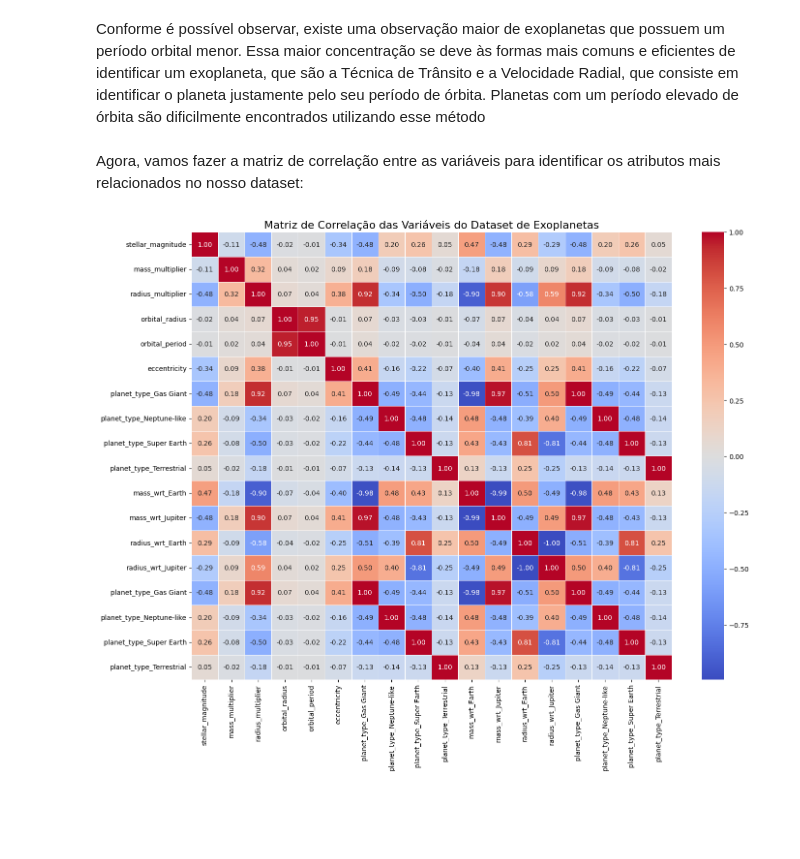
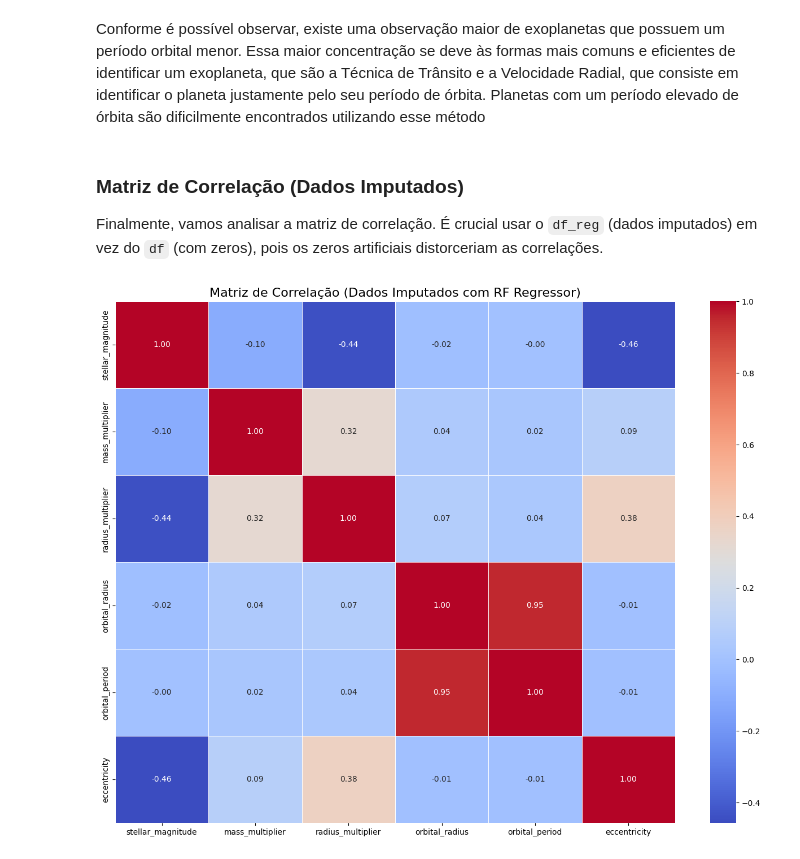
Before and after one commit to FelipeMota04/TrabalhoFinal-ICD-2025.2, a Jupyter notebook: data_stract.ipynb, the cells around one changed output. Saved outputs shown, nothing was run; the diff lists cells and outputs as text; code cells hidden in the pictures; blank space fills up the shorter version.

```diff
--- a/data_stract.ipynb
+++ b/data_stract.ipynb
@@ -42,0 +29,15 @@ df = df.drop(['mass_wrt','radius_wrt'],axis=1)
+# %%
+# Carregando o dataset
+try:
+    df_original = pd.read_csv("dataset/cleaned_5250.csv")
+except FileNotFoundError:
+    print("Erro: Arquivo 'dataset/cleaned_5250.csv' não encontrado.")
+    print("Por favor, garanta que o dataset esteja no diretório correto.")
+    df_original = pd.DataFrame()
+
+# Criar uma cópia de trabalho para preservar o original
+if not df_original.empty:
+    df = df_original.copy()
+    print("Dataset carregado com sucesso.")
+    print(f"Total de {len(df)} registros.")
+    df.head(10)
@@ -255,24 +301,20 @@ plt.show()
 # %% [markdown]
 Conforme é possível observar, existe uma observação maior de exoplanetas que possuem um período orbital menor. Essa maior concentração se deve às formas mais comuns e eficientes de identificar um exoplaneta, que são a Técnica de Trânsito e a Velocidade Radial, que consiste em identificar o planeta justamente pelo seu período de órbita. Planetas com um período elevado de órbita são dificilmente encontrados utilizando esse método
 # %% [markdown]
-Agora, vamos fazer a matriz de correlação entre as variáveis para identificar os atributos mais relacionados no nosso dataset:
+### Matriz de Correlação (Dados Imputados)
+
+Finalmente, vamos analisar a matriz de correlação. É crucial usar o `df_reg` (dados imputados) em vez do `df` (com zeros), pois os zeros artificiais distorceriam as correlações.
 # %%
-import matplotlib.pyplot as plt
-import seaborn as sns
+# 1. Selecionar apenas colunas numéricas do df_reg (o imputado)
+numeric_df_reg = df_reg.select_dtypes(include='number')
 
-# Supondo que seu DataFrame 'df' já esteja carregado e tratado
+# 2. Calcular a matriz de correlação no df_reg
+corr_matrix = numeric_df_reg.corr()
 
-df = pd.get_dummies(df)
-corr_matrix = df.corr()
-
-
+# 3. Plotar o heatmap
 plt.figure(figsize=(16, 12))
-
-
 sns.heatmap(corr_matrix, annot=True, cmap='coolwarm', fmt='.2f', linewidths=.5)
-
-plt.title('Matriz de Correlação das Variáveis do Dataset de Exoplanetas', fontsize=16)
-
+plt.title('Matriz de Correlação (Dados Imputados com RF Regressor)', fontsize=16)
 plt.show()
 # %% [output]
-[figure, old version]
+[figure, new version]
```
Also changed, not shown: parts of 28 cells of this notebook, 2 other files.
